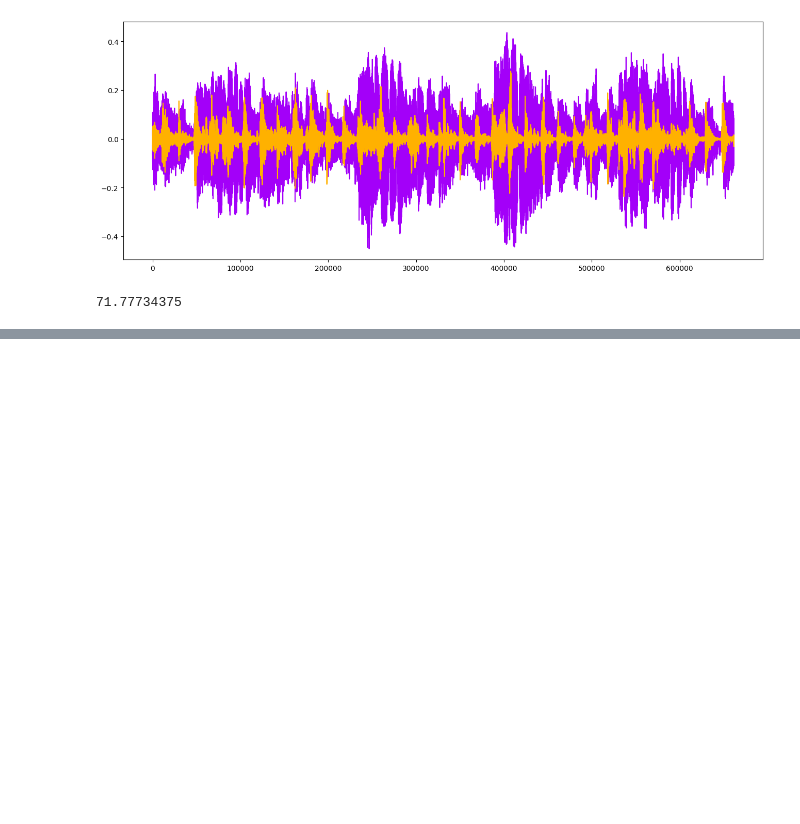
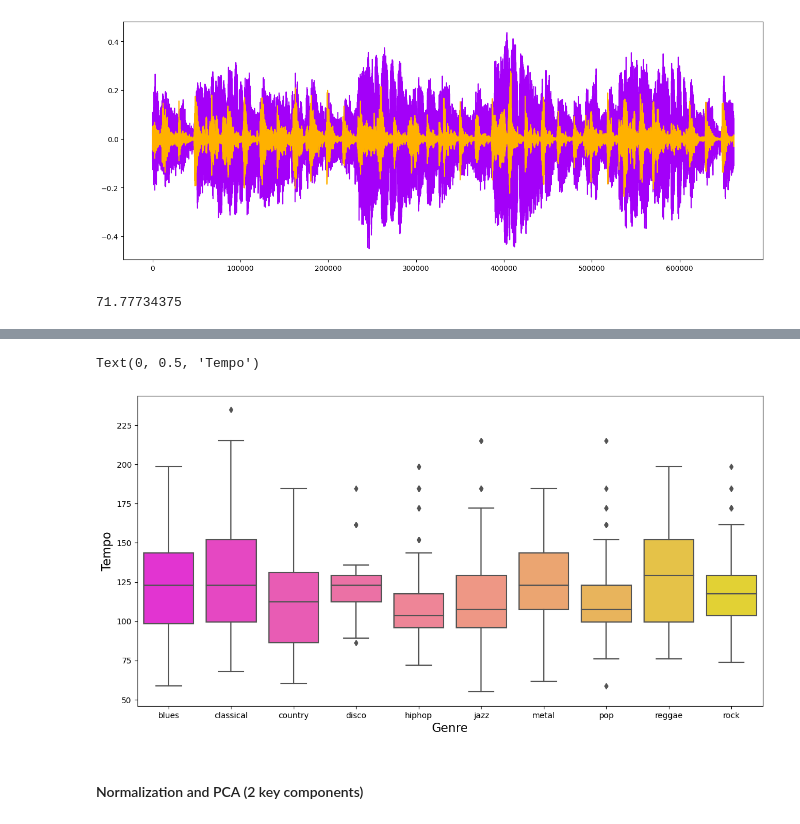
Before and after one commit to B1oodRain/music-genres-classification, a Jupyter notebook: main.ipynb, the cells around one changed output, grey strips where cells are left out. Saved outputs shown, nothing was run; the diff lists cells and outputs as text; code cells hidden in the pictures; blank space fills up the shorter version.

```diff
--- a/main.ipynb
+++ b/main.ipynb
@@ -215,0 +234,11 @@ tempo
+# %%
+x = data [['label', 'tempo']]
+f, ax = plt.subplots(figsize = (14, 7))
+sns.boxplot(x = 'label', y = 'tempo', data = x, palette = 'spring')
+plt.xlabel('Genre', fontsize = 15)
+plt.ylabel('Tempo', fontsize = 15)
+# %% [output]
+Text(0, 0.5, 'Tempo')
+[figure, added]
+# %% [markdown]
+ #### Normalization and PCA (2 key components)
```
Also changed, not shown: parts of 27 cells of this notebook.
